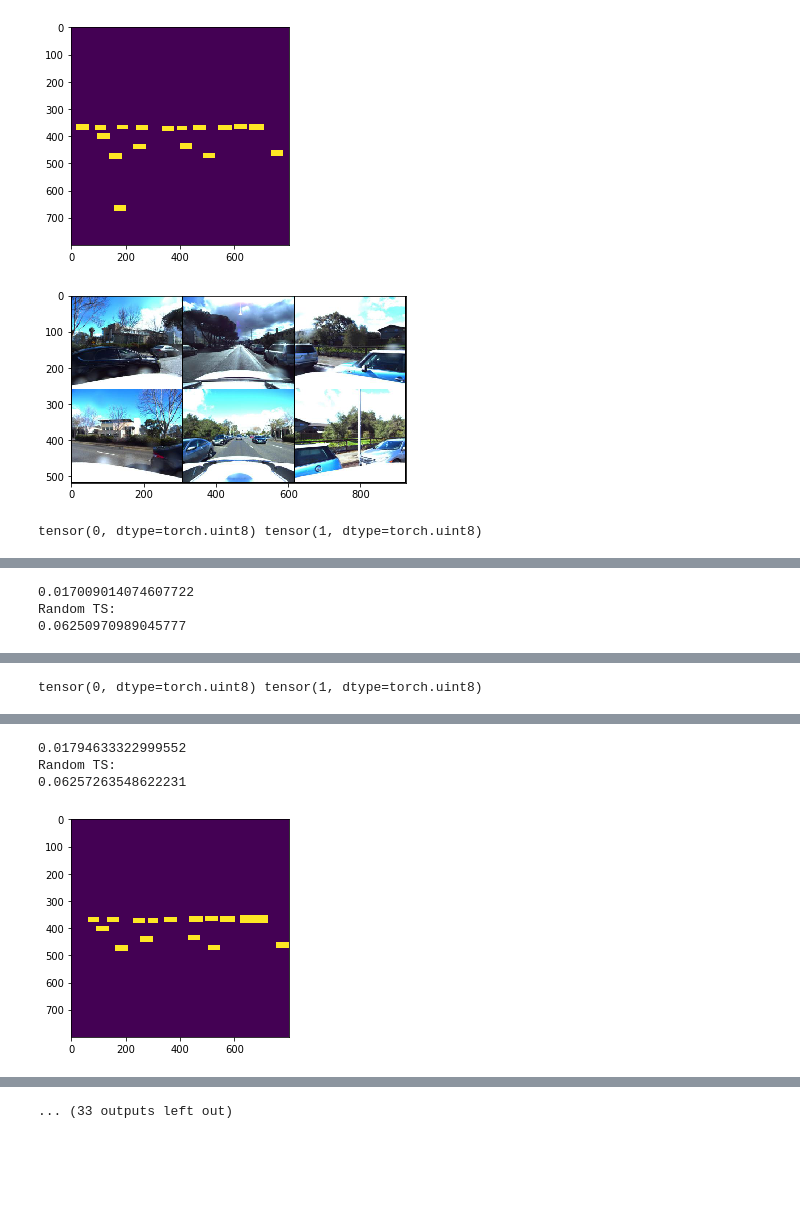
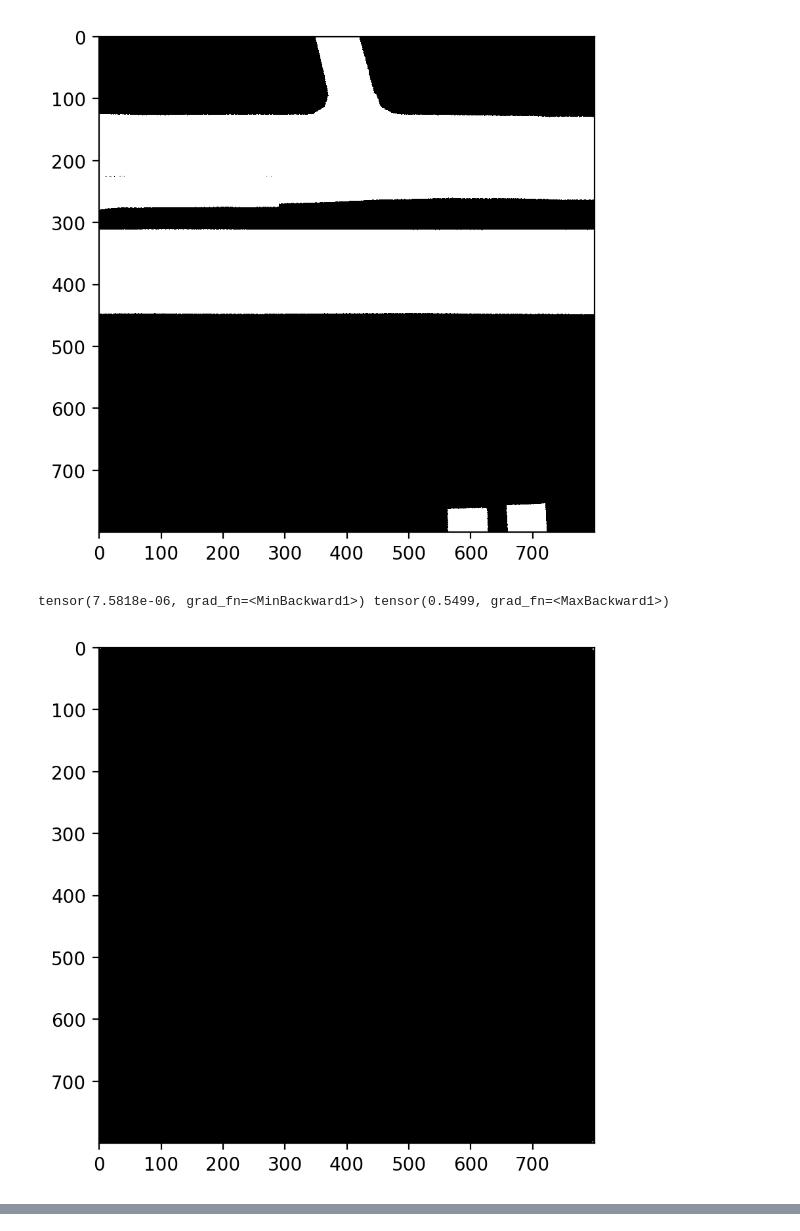
Before and after one commit to Mohith22/autonomous-driving, a Jupyter notebook: code/Obj-Det/Evaluation.ipynb, the cells around one changed output, grey strips where cells are left out. Drawn from its saved outputs; the diff is of its cells as text; code cells hidden in the pictures; blank space fills up the shorter version.

```diff
--- a/code/Obj-Det/Evaluation.ipynb
+++ b/code/Obj-Det/Evaluation.ipynb
@@ -30,8 +30,8 @@ torch.manual_seed(0)
 torch.cuda.manual_seed_all(0)
 transform = torchvision.transforms.ToTensor()
 
-model_avail = False
-model_path = "../../models_senc-dec/model_27.pth"
+model_avail = True
+model_path = "../../../RoadMapModelFiles/model_0.pth"
 is_eval = True
 
 def weight_init(m):
@@ -113,19 +113,8 @@ def LoadData(image_folder, annotation_csv):
 # %%
 #ThreatScore - Determines Model Performance - Challenge Metric
 def ThreatScore(true, pred):
-	TP = 0
-	FP = 0
-	FN = 0
-	n = len(true)
-	for i in range(n):
-		for j in range(n):
-			if true[i][j] == True and pred[i][j] == True:
-				TP += 1
-			elif true[i][j] == False and pred[i][j] == True:
-				FP += 1
-			elif true[i][j] == True and pred[i][j] == False:
-				FN += 1
-	return TP/(TP+FP+FN)
+    tp = (true * pred).sum()
+    return (tp * 1.0 / (true.sum() + pred.sum() - tp)).item()
 
 def ComputeLoss(criterion, true, pred):
 	loss = 0.0
@@ -248,49 +237,53 @@ def main():
             for i, data in enumerate(valloader, 0):
                 sample, target, road_image, extra  = data
                 outputs = model(torch.stack(sample).to(device))
-                outputs = torch.squeeze(outputs)
-                road_image_true = torch.stack([torch.Tensor(x.numpy()) for x in target]).to(device)
-                plt.imshow(road_image_true[0].numpy())
+                outputs = torch.squeeze(outputs, dim=1)
+                road_image_true = torch.stack([torch.Tensor(x.numpy()) for x in road_image]).to(device)
+                plt.imshow(road_image_true[0].numpy(), cmap='gray')
                 plt.show()
-                plt.imshow(torchvision.utils.make_grid(sample[0], nrow=3).numpy().transpose(1, 2, 0))
-                plt.show()
+                #print(road_image_true[0].dtype)
+                #print(road_image_true[0])
+                #plt.imshow(torchvision.utils.make_grid(sample[0], nrow=3).numpy().transpose(1, 2, 0))
+                #plt.show()
                 #loss = criterion(outputs, road_image_true) + 10*criterion(outputs*road_image_true, road_image_true)
                 #outputs.clamp(0,1)
                 #_, predicted = torch.max(outputs.data, 0)
                 #outputs = predicted
-                outputs = outputs>=0.5
                 print(outputs[0].min(), outputs[0].max())
-                plt.imshow(outputs[0].detach().numpy())
+
+                outputs[0] = outputs[0] >= 0.1
+                #print(outputs[0].sum())
+                plt.imshow(outputs[0].detach().numpy(), cmap='gray')
                 plt.show()
                 print(ThreatScore(road_image_true[0],outputs[0]))
                 print("Random TS: "),
                 random_map = torch.randint(0,2,(800,800))
-                print(ThreatScore(random_map,outputs[0]))
+                #print(ThreatScore(random_map,outputs[0]))
     else:
 
         num_epochs = 150
         model.train()
 
         for epoch in tqdm(range(num_epochs)):
             running_loss = 0.0
             data_len = len(trainloader)
             for i, data in enumerate(trainloader, 0):
                 sample, target, road_image, extra  = data
                 optimizer.zero_grad()
                 outputs = model(torch.stack(sample).to(device))
                 outputs = torch.squeeze(outputs)
                 road_image_true = torch.stack([torch.Tensor(x.numpy()) for x in road_image]).to(device)
                 loss = criterion(outputs, road_image_true) + 10*criterion(outputs*road_image_true, road_image_true)
                 loss.backward()
                 optimizer.step()
                 running_loss += loss.item()
 
             print('[%d, %5d] loss: %.3f' % (epoch + 1, num_epochs, running_loss / data_len))
             torch.save(model.state_dict(), 'model_'+str(epoch)+'.pth')
 
 if __name__ == '__main__':
 	main()
 # %% [output]
-[figure, old version]
+[figure, new version]
+tensor(7.5818e-06, grad_fn=<MinBackward1>) tensor(0.5499, grad_fn=<MaxBackward1>)
-[figure, old version]
+[figure, new version]
-tensor(0, dtype=torch.uint8) tensor(1, dtype=torch.uint8)
@@ -298,3 +292,0 @@ tensor(0, dtype=torch.uint8) tensor(1, dtype=torch.uint8)
-0.017009014074607722
-Random TS:
-0.06250970989045777
@@ -303 +297,0 @@ Random TS:
-tensor(0, dtype=torch.uint8) tensor(1, dtype=torch.uint8)
@@ -305,4 +299,0 @@ tensor(0, dtype=torch.uint8) tensor(1, dtype=torch.uint8)
-0.01794633322999552
-Random TS:
-0.06257263548622231
-[figure, removed]
@@ -310 +299,0 @@ Random TS:
-... (33 outputs left out)
```
Also changed, not shown: parts of 1 cell of this notebook, 9 other files.
